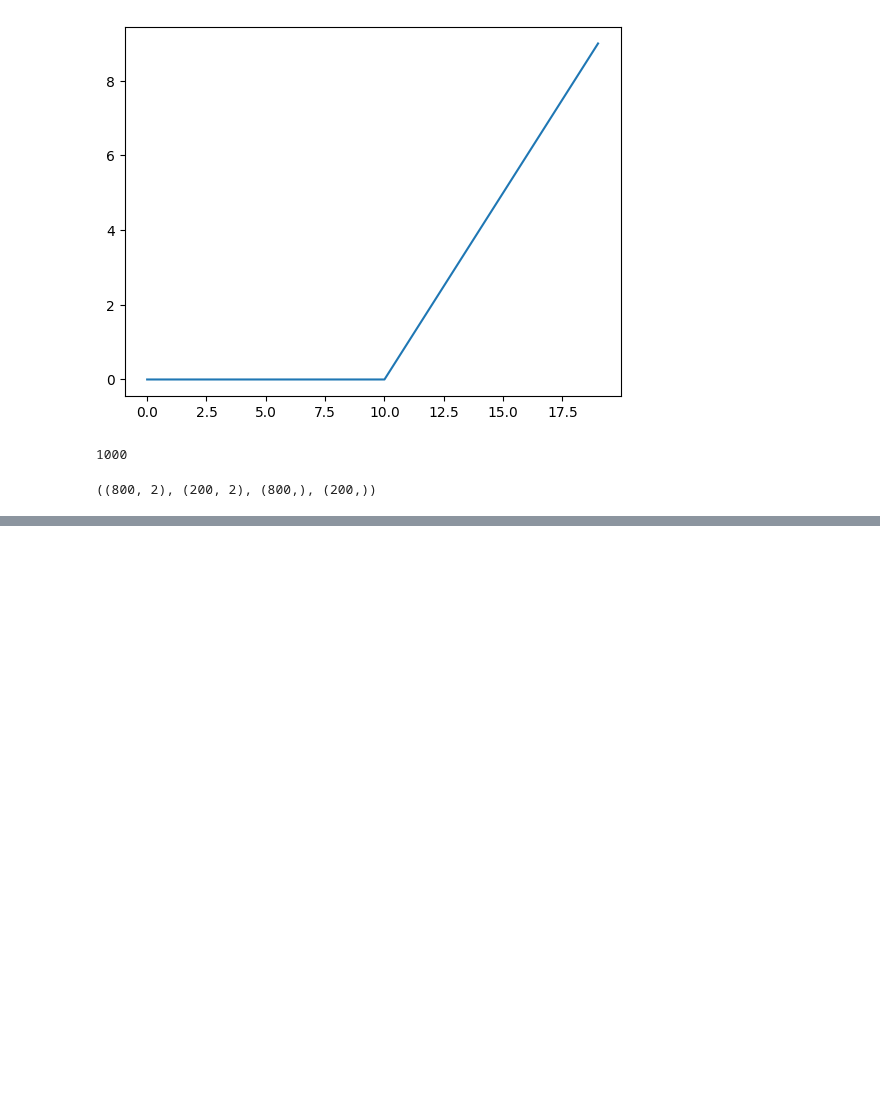
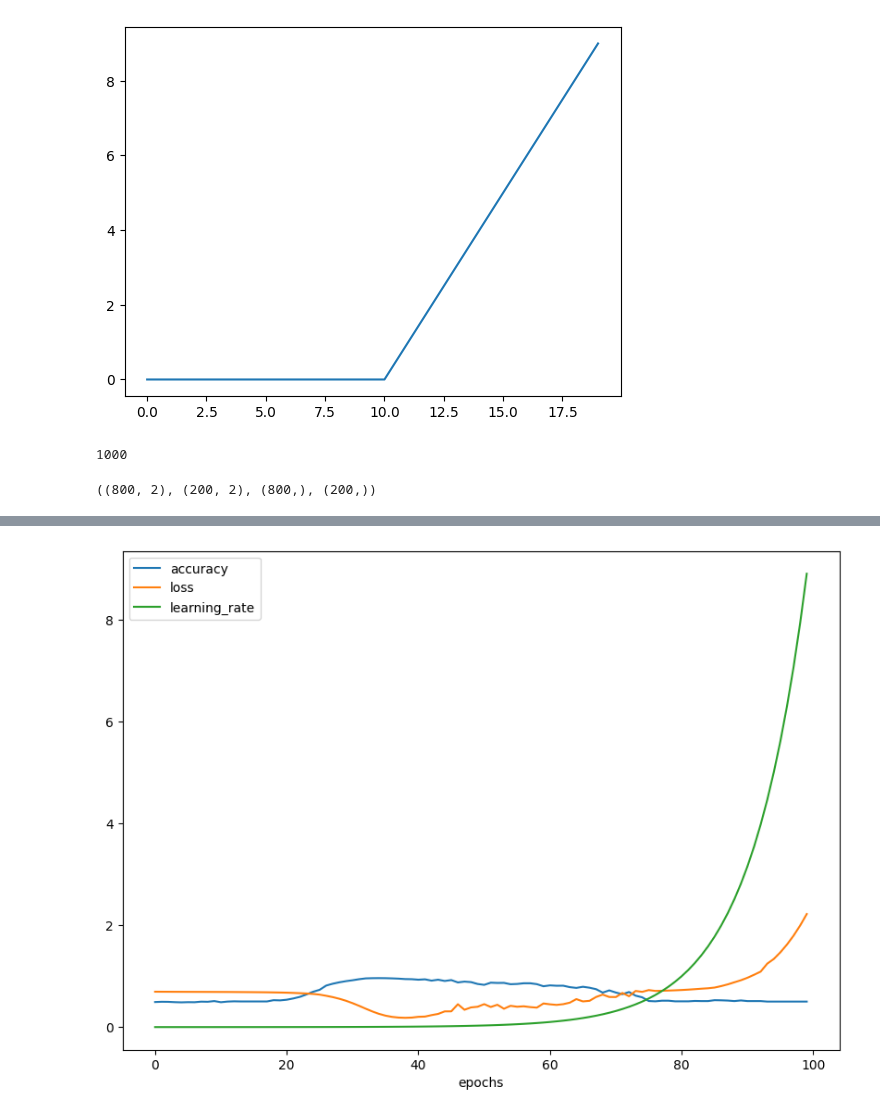
Before and after one commit to akshat-shethia/Deep_Learning, a Jupyter notebook: TensorFlow_For_Deep_Learning/My_02_neural_network_classification_in_tensorflow.ipynb, the cells around one changed output, grey strips where cells are left out. Saved outputs shown, nothing was run; the diff lists cells and outputs as text; code cells hidden in the pictures; blank space fills up the shorter version.

```diff
--- a/TensorFlow_For_Deep_Learning/My_02_neural_network_classification_in_tensorflow.ipynb
+++ b/TensorFlow_For_Deep_Learning/My_02_neural_network_classification_in_tensorflow.ipynb
@@ -424,0 +466,15 @@ doing binary classifcation...
+# %%
+model_7 =tf.keras.Sequential([
+    tf.keras.layers.Dense(100, activation = "relu"),
+    tf.keras.layers.Dense(10, activation = "relu"),
+    tf.keras.layers.Dense(1, activation = "sigmoid")
+])
+
+model_7.compile(
+    loss = "binary_crossentropy",
+    optimizer = "rmsprop",
+    metrics = ["accuracy"]
+)
+# Creating a Learning Rate Callback
+lr_scheduler = tf.keras.callbacks.LearningRateScheduler(lambda epoch: 1e-4 * 10 ** (epoch/20))
+history_7 = model_7.fit(X_train, y_train, epochs = 100, callbacks = [lr_scheduler])
@@ -424,0 +499,4 @@ doing binary classifcation...
+# %%
+pd.DataFrame(history_7.history).plot(figsize = (10, 7), xlabel = "epochs");
+# %% [output]
+[figure, added]
```
Also changed, not shown: parts of 21 cells of this notebook.
